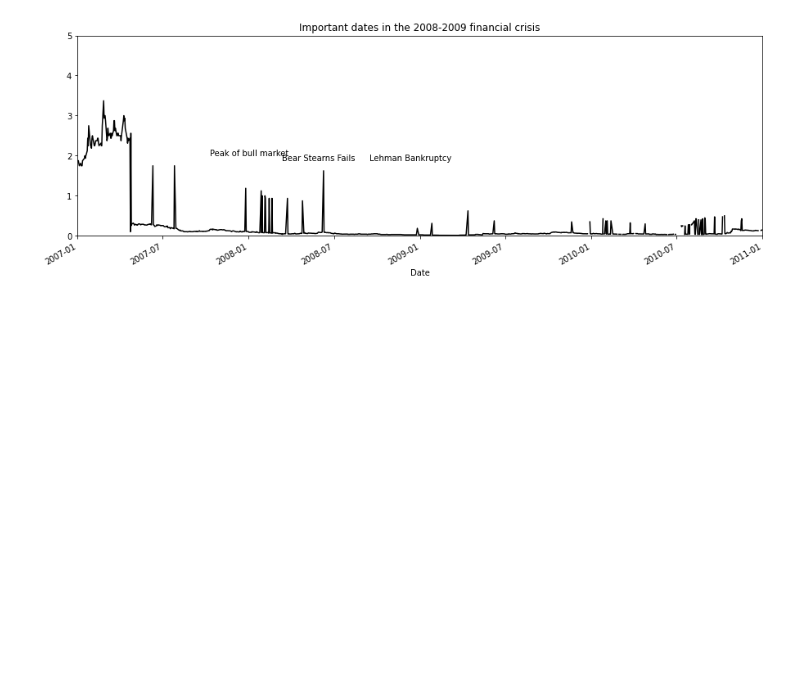
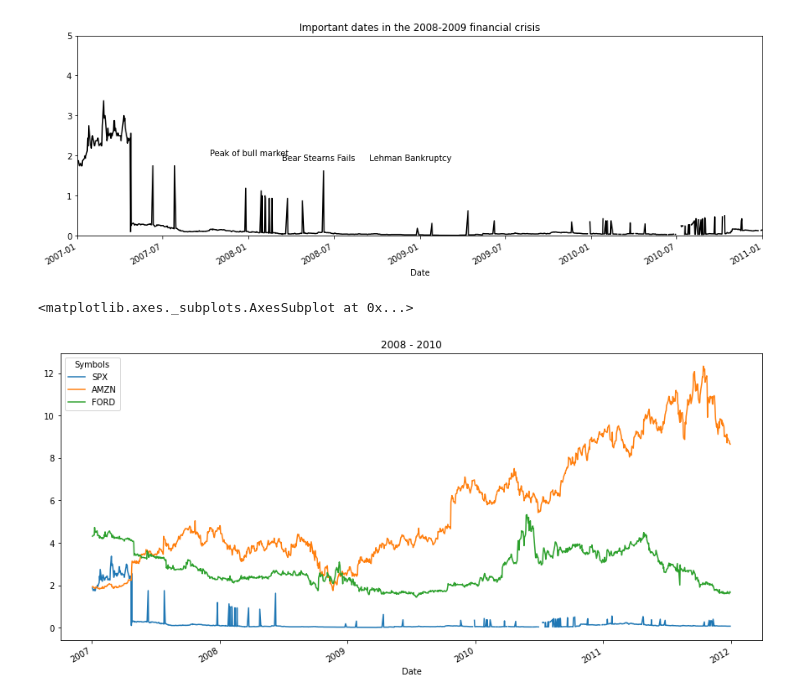
Before and after one commit to Denis04-M/data-wrangling-practise, a Jupyter notebook: practice.ipynb, the cells around one changed output. Drawn from its saved outputs; the diff is of its cells as text; code cells hidden in the pictures; blank space fills up the shorter version.

```diff
--- a/practice.ipynb
+++ b/practice.ipynb
@@ -914,3 +916,9 @@ ax.set_title('Important dates in the 2008-2009 financial crisis')
 fig
 # %% [output]
 [figure]
+# %%
+# plotting using pandas
+data.plot(figsize=(15,7), style='-', kind='line', subplots='', title='2008 - 2010')
+# %% [output]
+<matplotlib.axes._subplots.AxesSubplot at 0x...>
+[figure, added]
```
Also changed, not shown: parts of 11 cells of this notebook.
